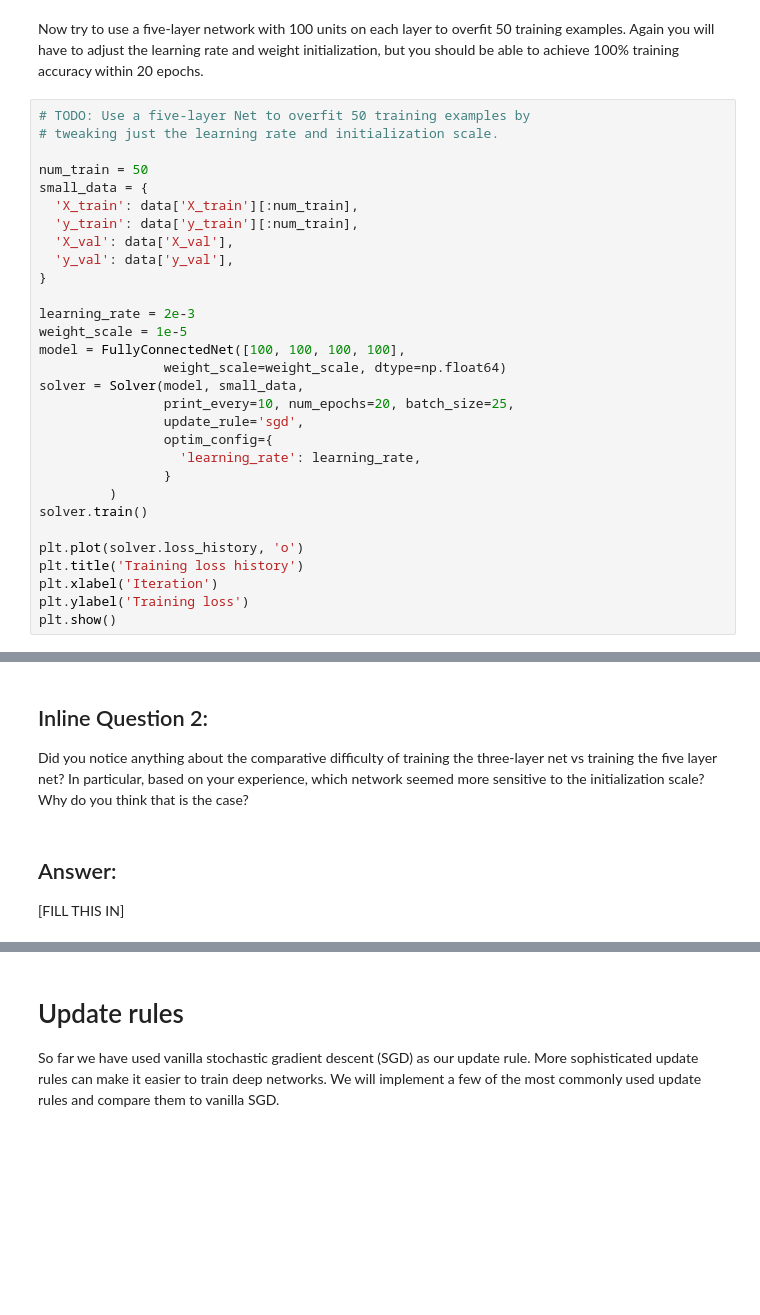
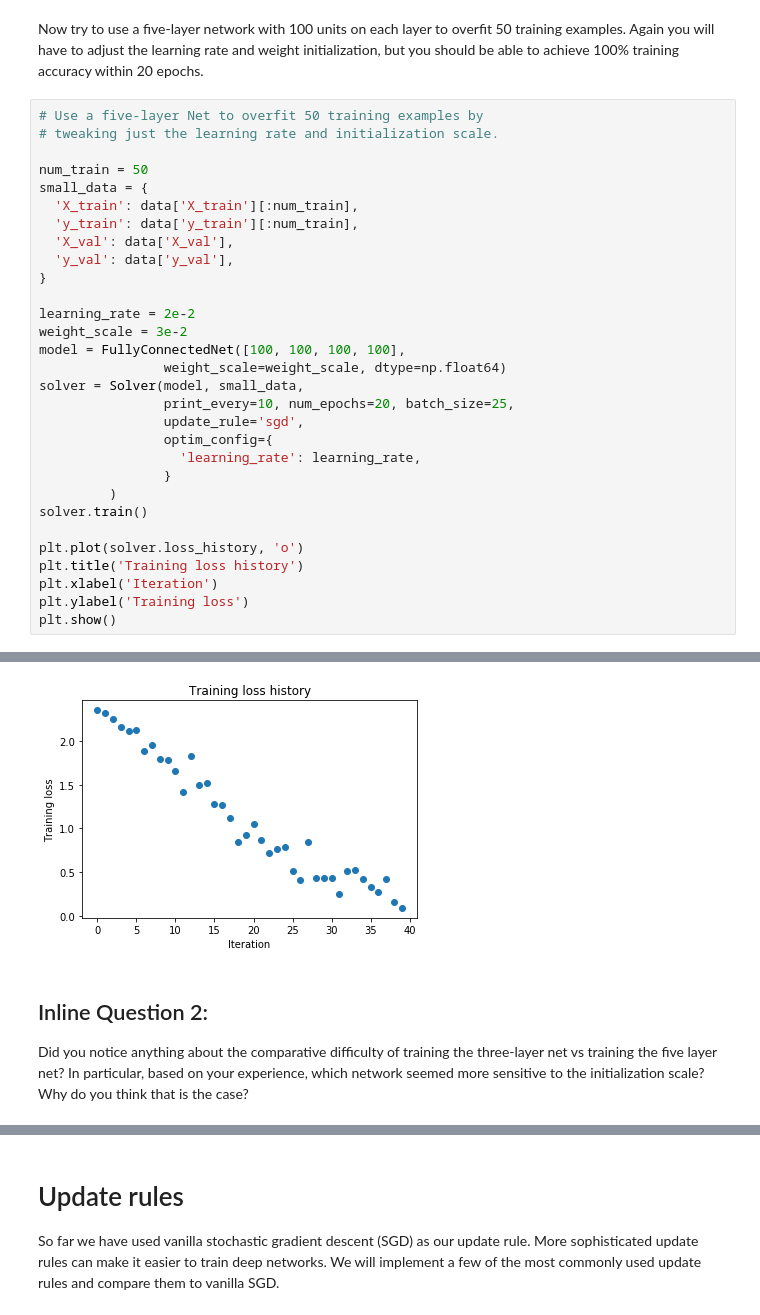
Before and after one commit to jacatral/CS231n-Assignments, a Jupyter notebook: assignment2/FullyConnectedNets.ipynb, the cells around one changed output, grey strips where cells are left out. Cells and saved outputs as stored; diff of their text form; blank space fills up the shorter version.

```diff
--- a/assignment2/FullyConnectedNets.ipynb
+++ b/assignment2/FullyConnectedNets.ipynb
@@ -374,7 +474,7 @@ plt.show()
 # %% [markdown]
 Now try to use a five-layer network with 100 units on each layer to overfit 50 training examples. Again you will have to adjust the learning rate and weight initialization, but you should be able to achieve 100% training accuracy within 20 epochs.
 # %%
-# TODO: Use a five-layer Net to overfit 50 training examples by
+# Use a five-layer Net to overfit 50 training examples by
 # tweaking just the learning rate and initialization scale.
 
 num_train = 50
@@ -385,8 +485,8 @@ small_data = {
   'y_val': data['y_val'],
 }
 
-learning_rate = 2e-3
-weight_scale = 1e-5
+learning_rate = 2e-2
+weight_scale = 3e-2
 model = FullyConnectedNet([100, 100, 100, 100],
                 weight_scale=weight_scale, dtype=np.float64)
 solver = Solver(model, small_data,
@@ -403,3 +503,4 @@ plt.title('Training loss history')
 plt.xlabel('Iteration')
 plt.ylabel('Training loss')
 plt.show()
+# %% [output]
@@ -406,6 +524,4 @@ plt.show()
+[figure, added]
 # %% [markdown]
 ## Inline Question 2:
 Did you notice anything about the comparative difficulty of training the three-layer net vs training the five layer net? In particular, based on your experience, which network seemed more sensitive to the initialization scale? Why do you think that is the case?
-# %% [markdown]
-## Answer:
-[FILL THIS IN]
```
Also changed, not shown: parts of 28 cells of this notebook, 3 other files.
